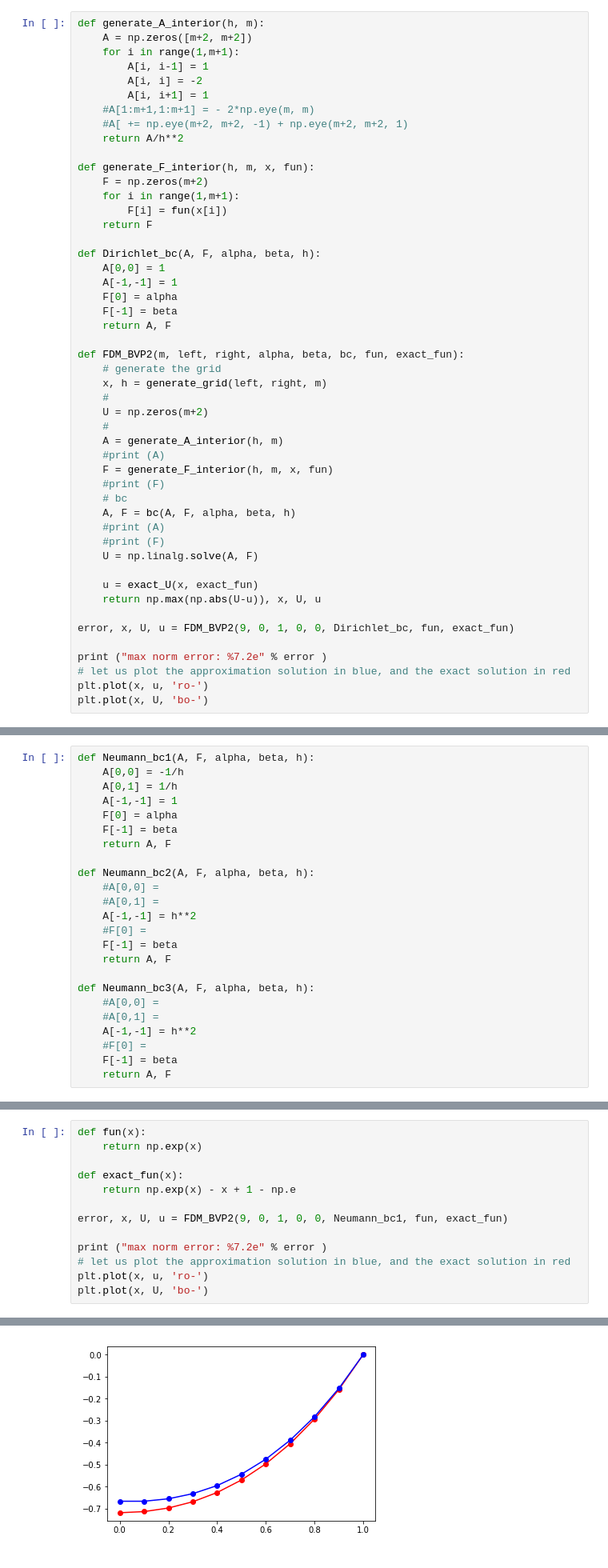
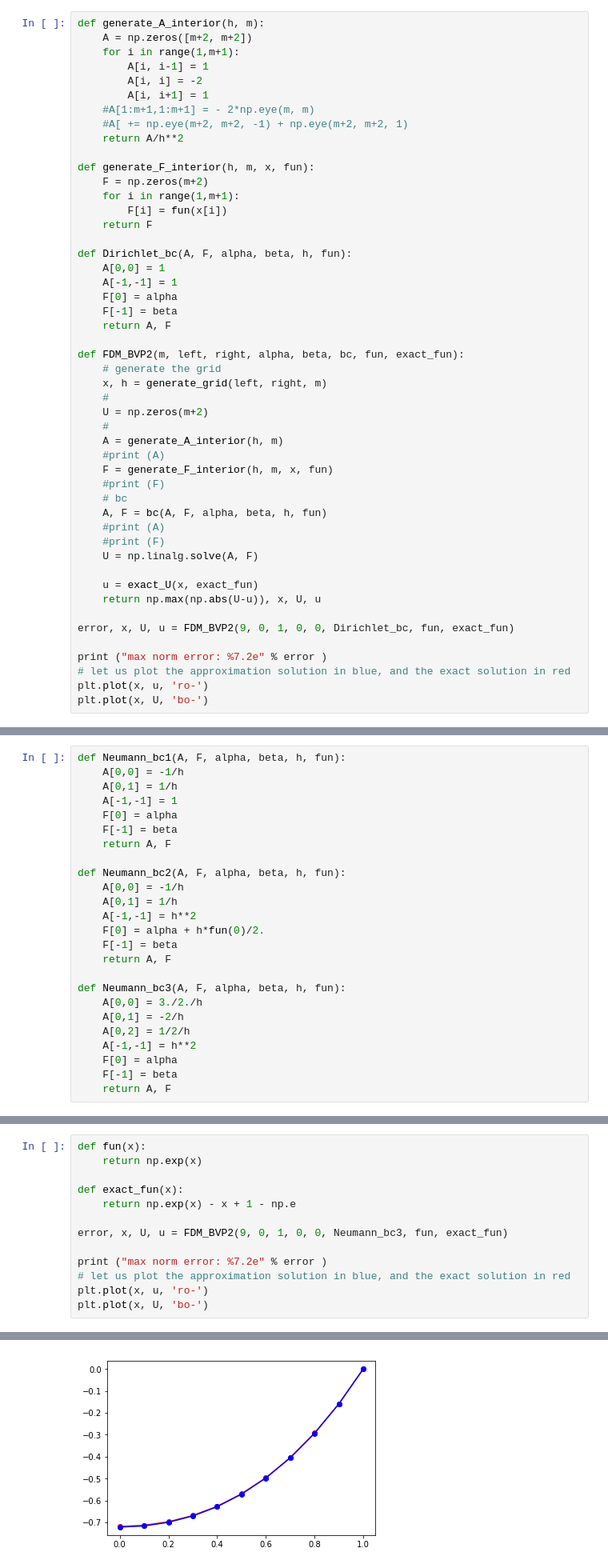
Before and after one commit to xiaozhouli/Jupyter, a Jupyter notebook: Numerical_PDEs/FDM_for_BVP.ipynb, the cells around one changed output, grey strips where cells are left out. Shown at 80% size. Cells and saved outputs as stored; diff of their text form.

```diff
--- a/Numerical_PDEs/FDM_for_BVP.ipynb
+++ b/Numerical_PDEs/FDM_for_BVP.ipynb
@@ -264,7 +264,7 @@ def generate_F_interior(h, m, x, fun):
         F[i] = fun(x[i])
     return F
 
-def Dirichlet_bc(A, F, alpha, beta, h):
+def Dirichlet_bc(A, F, alpha, beta, h, fun):
     A[0,0] = 1
     A[-1,-1] = 1
     F[0] = alpha
@@ -282,7 +282,7 @@ def FDM_BVP2(m, left, right, alpha, beta, bc, fun, exact_fun):
     F = generate_F_interior(h, m, x, fun)
     #print (F)
     # bc
-    A, F = bc(A, F, alpha, beta, h)
+    A, F = bc(A, F, alpha, beta, h, fun)
     #print (A)
     #print (F)
     U = np.linalg.solve(A, F)
@@ -322,7 +322,7 @@ for i in range (levels):
 # %% [markdown]
 ### Neumann boundary conditions
 # %%
-def Neumann_bc1(A, F, alpha, beta, h):
+def Neumann_bc1(A, F, alpha, beta, h, fun):
     A[0,0] = -1/h
     A[0,1] = 1/h
     A[-1,-1] = 1
@@ -330,19 +330,20 @@ def Neumann_bc1(A, F, alpha, beta, h):
     F[-1] = beta
     return A, F
 
-def Neumann_bc2(A, F, alpha, beta, h):
-    #A[0,0] =
-    #A[0,1] =
+def Neumann_bc2(A, F, alpha, beta, h, fun):
+    A[0,0] = -1/h
+    A[0,1] = 1/h
     A[-1,-1] = h**2
-    #F[0] =
+    F[0] = alpha + h*fun(0)/2.
     F[-1] = beta
     return A, F
 
-def Neumann_bc3(A, F, alpha, beta, h):
-    #A[0,0] =
-    #A[0,1] =
+def Neumann_bc3(A, F, alpha, beta, h, fun):
+    A[0,0] = 3./2./h
+    A[0,1] = -2/h
+    A[0,2] = 1/2/h
     A[-1,-1] = h**2
-    #F[0] =
+    F[0] = alpha
     F[-1] = beta
     return A, F
 # %% [markdown]
@@ -361,7 +362,7 @@ def fun(x):
 def exact_fun(x):
     return np.exp(x) - x + 1 - np.e
 
-error, x, U, u = FDM_BVP2(9, 0, 1, 0, 0, Neumann_bc1, fun, exact_fun)
+error, x, U, u = FDM_BVP2(9, 0, 1, 0, 0, Neumann_bc3, fun, exact_fun)
 
 print ("max norm error: %7.2e" % error )
 # let us plot the approximation solution in blue, and the exact solution in red
@@ -372,5 +373,5 @@ max norm error: 5.23e-02
 [<matplotlib.lines.Line2D at 0x...>]
-[figure, old version]
+[figure, new version]
 # %%
 levels = 4
 m = np.array([9, 19, 39, 79], int)
```
Also changed, not shown: parts of 4 cells of this notebook, 6 other files.
